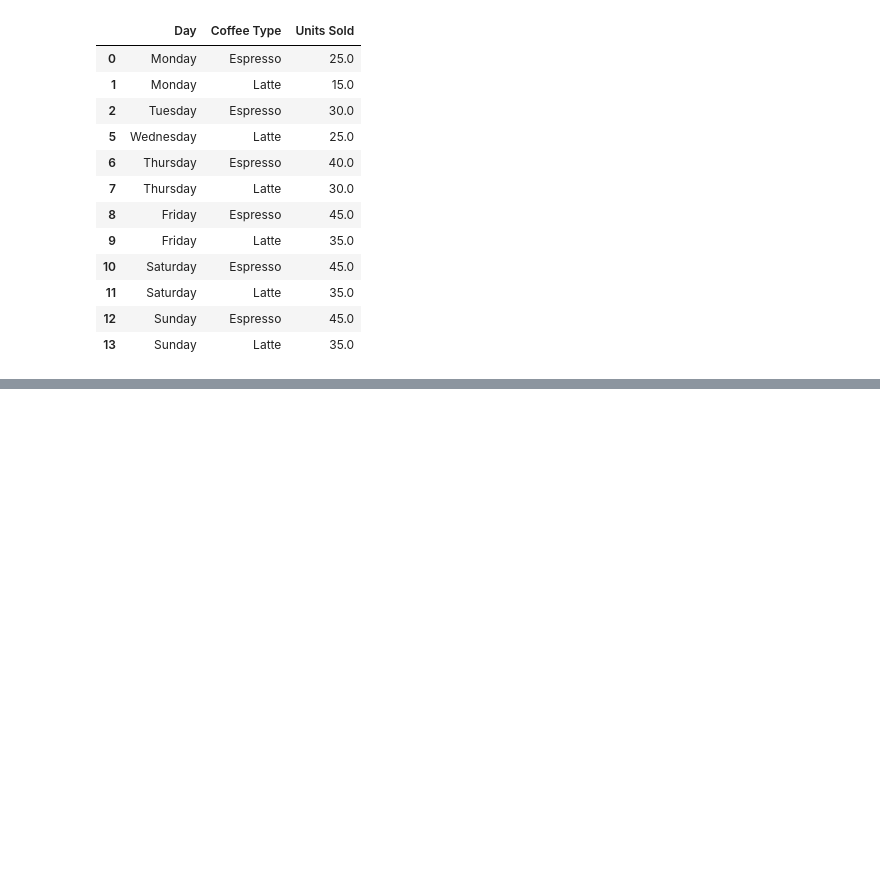
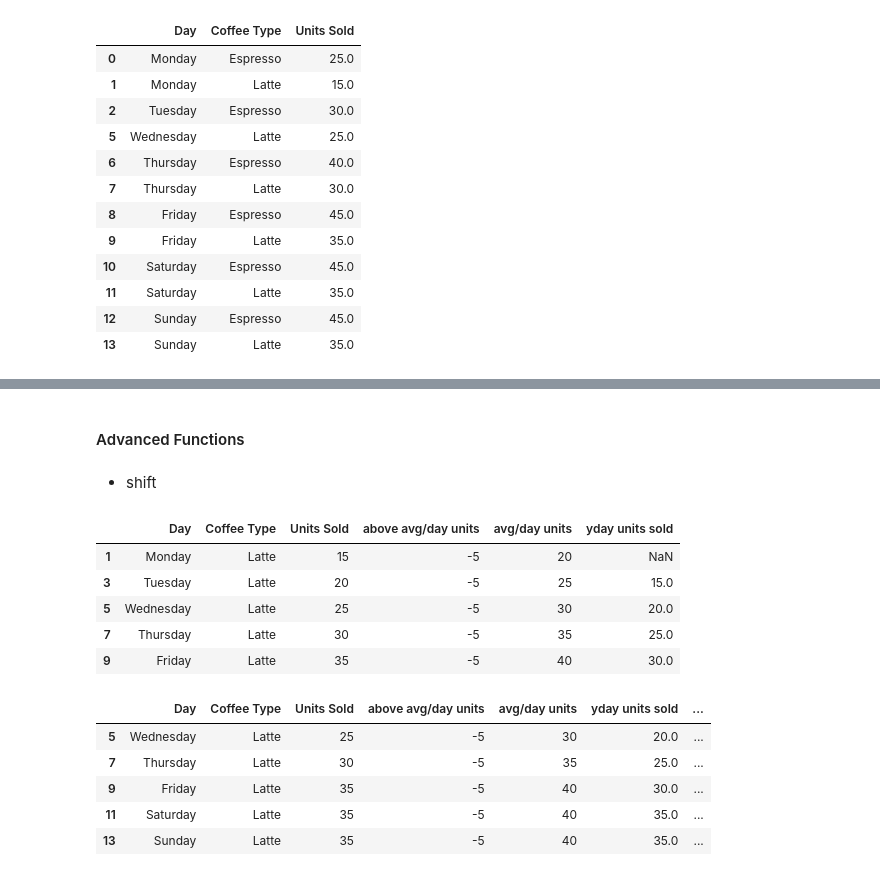
Before and after one commit to pranavsrivatsav/python-fundamentals, a Jupyter notebook: 35-pandas/pandas-basics.ipynb, the cells around one changed output, grey strips where cells are left out. Saved outputs shown, nothing was run; the diff lists cells and outputs as text; code cells hidden in the pictures; blank space fills up the shorter version.

```diff
--- a/35-pandas/pandas-basics.ipynb
+++ b/35-pandas/pandas-basics.ipynb
@@ -945,0 +1191,31 @@ memory usage: 468.0+ bytes
+# %% [markdown]
+#### Advanced Functions
+# %% [markdown]
+- shift
+# %%
+#shift will get us the value of another row based on the shift index provided
+
+#so let's say we want to have a column in our coffee table, which tracks yesterday's earning
+latte = coffee[coffee["Coffee Type"] == "Latte"].copy()
+
+#let's just take lattes for now
+#shift value - +X: will look at the (current - X) row values
+#shift value - -X: will look at the (current + X) row values
+latte["yday units sold"] = latte["Units Sold"].shift(1)
+display(latte.head())
+
+latte["tomorrow units sold"] = latte["Units Sold"].shift(-1)
+display(latte.tail())
+# %% [output]
+|  | Day | Coffee Type | Units Sold | above avg/day units | avg/day units | yday units sold |
+| 1 | Monday | Latte | 15 | -5 | 20 | NaN |
+| 3 | Tuesday | Latte | 20 | -5 | 25 | 15.0 |
+| 5 | Wednesday | Latte | 25 | -5 | 30 | 20.0 |
+| 7 | Thursday | Latte | 30 | -5 | 35 | 25.0 |
+| 9 | Friday | Latte | 35 | -5 | 40 | 30.0 |
+|  | Day | Coffee Type | Units Sold | above avg/day units | avg/day units | yday units sold | ... |
+| 5 | Wednesday | Latte | 25 | -5 | 30 | 20.0 | ... |
+| 7 | Thursday | Latte | 30 | -5 | 35 | 25.0 | ... |
+| 9 | Friday | Latte | 35 | -5 | 40 | 30.0 | ... |
+| 11 | Saturday | Latte | 35 | -5 | 40 | 35.0 | ... |
+| 13 | Sunday | Latte | 35 | -5 | 40 | 35.0 | ... |
```
Also changed, not shown: parts of 36 cells of this notebook.
